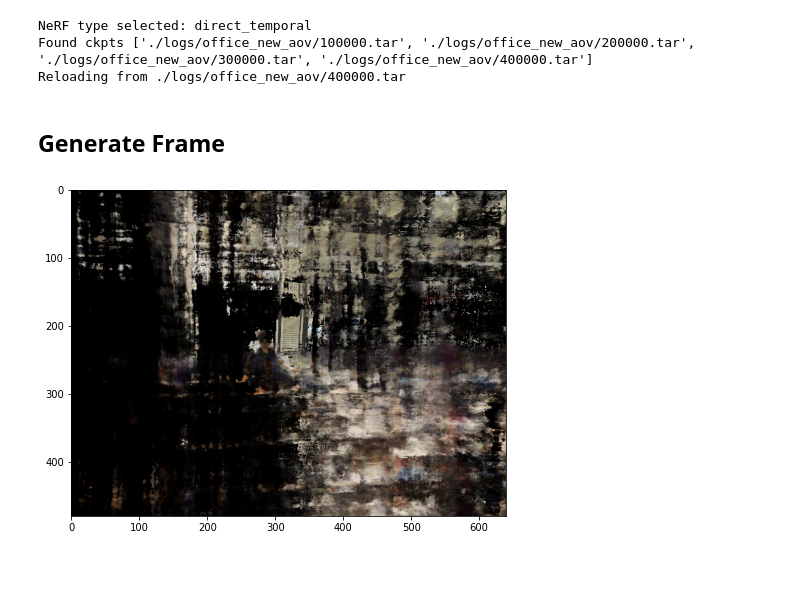
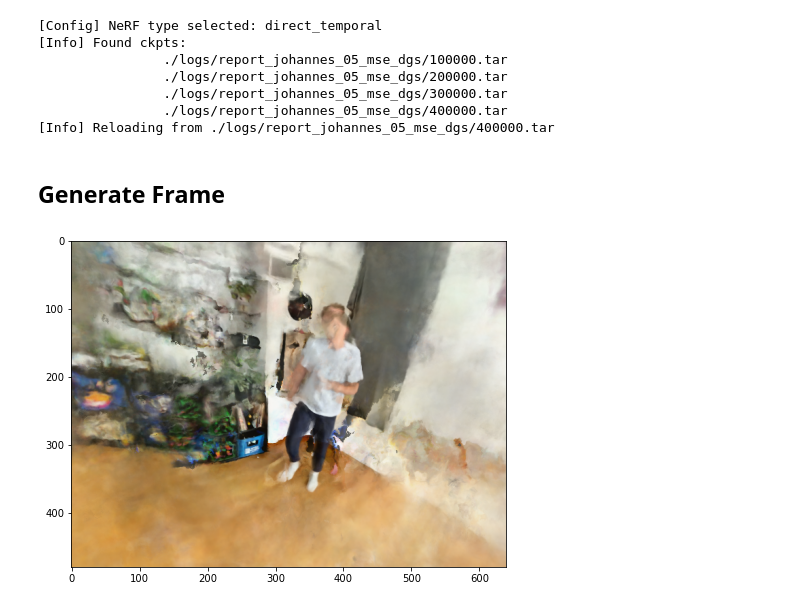
Before and after one commit to philippwulff/DGD-NeRF, a Jupyter notebook: render.ipynb, the cells around one changed output. Drawn from its saved outputs; the diff is of its cells as text; code cells hidden in the pictures; blank space fills up the shorter version.

Commit message:
final exp and migrated render.pynbk to own dataset

```diff
--- a/render.ipynb
+++ b/render.ipynb
@@ -17,46 +16,53 @@ env: CUDA_VISIBLE_DEVICES=2
 torch.set_default_tensor_type('torch.cuda.FloatTensor')           # Use this when on GPU
 
 # get config file
-config_file = "configs/office.txt"
+config_file = "configs/johannes.txt"
 parser = config_parser()
 args = parser.parse_args(f'--config {config_file}')
 
 # set render params
-hwf = [480, 640, 574]
-#hwf = [400, 400, 555.555]
+# hwff = [480, 360, 398.907, 398.907]
+hwff = [480, 640, 398.907, 398.907]
+# hwf = [480, 640, 574]
+# hwf = [400, 400, 555.555]
 _, render_kwargs_test, _, _, _ = create_nerf(args)
-render_kwargs_test.update({'near' : 0.1, 'far' : 11})
-#render_kwargs_test.update({'near' : 2., 'far' : 6.})
+render_kwargs_test.update({'near' : 0.1, 'far' : 2.1})
+# render_kwargs_test.update({'near' : 2., 'far' : 6.})
 # %% [output]
-NeRF type selected: direct_temporal
-Found ckpts ['./logs/office_new_aov/100000.tar', './logs/office_new_aov/200000.tar', './logs/office_new_aov/300000.tar', './logs/office_new_aov/400000.tar']
-Reloading from ./logs/office_new_aov/400000.tar
+[Config] NeRF type selected: direct_temporal
+[Info] Found ckpts:
+                ./logs/report_johannes_05_mse_dgs/100000.tar
+                ./logs/report_johannes_05_mse_dgs/200000.tar
+                ./logs/report_johannes_05_mse_dgs/300000.tar
+                ./logs/report_johannes_05_mse_dgs/400000.tar
+[Info] Reloading from ./logs/report_johannes_05_mse_dgs/400000.tar
 # %% [markdown]
 ## Generate Frame
 # %%
-def generate_img(time, azimuth, elevation):
+def generate_img(time, azimuth, elevation, depth):
     assert 0. <= time <= 1.
     assert -180 <= azimuth <= 180
     assert -180 <= elevation <= 180
 
     # render_poses = torch.unsqueeze(pose_spherical(azimuth, elevation, 4.0), 0).to(device)
-    render_poses = torch.unsqueeze(pose_spherical2(azimuth, elevation, 0), 0).to(device)
+    render_poses = torch.unsqueeze(pose_spherical2(azimuth, elevation, depth), 0).to(device)
     render_times = torch.Tensor([time]).to(device)
 
     with torch.no_grad():
-            rgbs, _ = render_path(render_poses, render_times, hwf, args.chunk, render_kwargs_test, render_factor=args.render_factor)
+            rgbs, disps, depths = render_path(render_poses, render_times, hwff, args.chunk, render_kwargs_test, render_factor=args.render_factor)
     rgbs = to8b(rgbs)
     return rgbs[0]
 # %%
 # genearte
-time = .1  # in [0,1]
-azimuth = 10  # in [-180,180]      # theta
-elevation = 0  # in [-180,180]
-img = generate_img(time, azimuth, elevation)
+time = 0.55  # in [0,1]
+azimuth = -50  # in [-90,0]
+elevation = -25  # in [-45,45]
+SCENE_OBJECT_DEPTH = 1.6
+img = generate_img(time, azimuth, elevation, depth=SCENE_OBJECT_DEPTH)
 
 # display
 plt.figure(2, figsize=(20,6))
 plt.imshow(img)
 plt.show()
 # %% [output]
-[figure, old version]
+[figure, new version]
```
Also changed, not shown: parts of 1 cell of this notebook, 3 other files.
